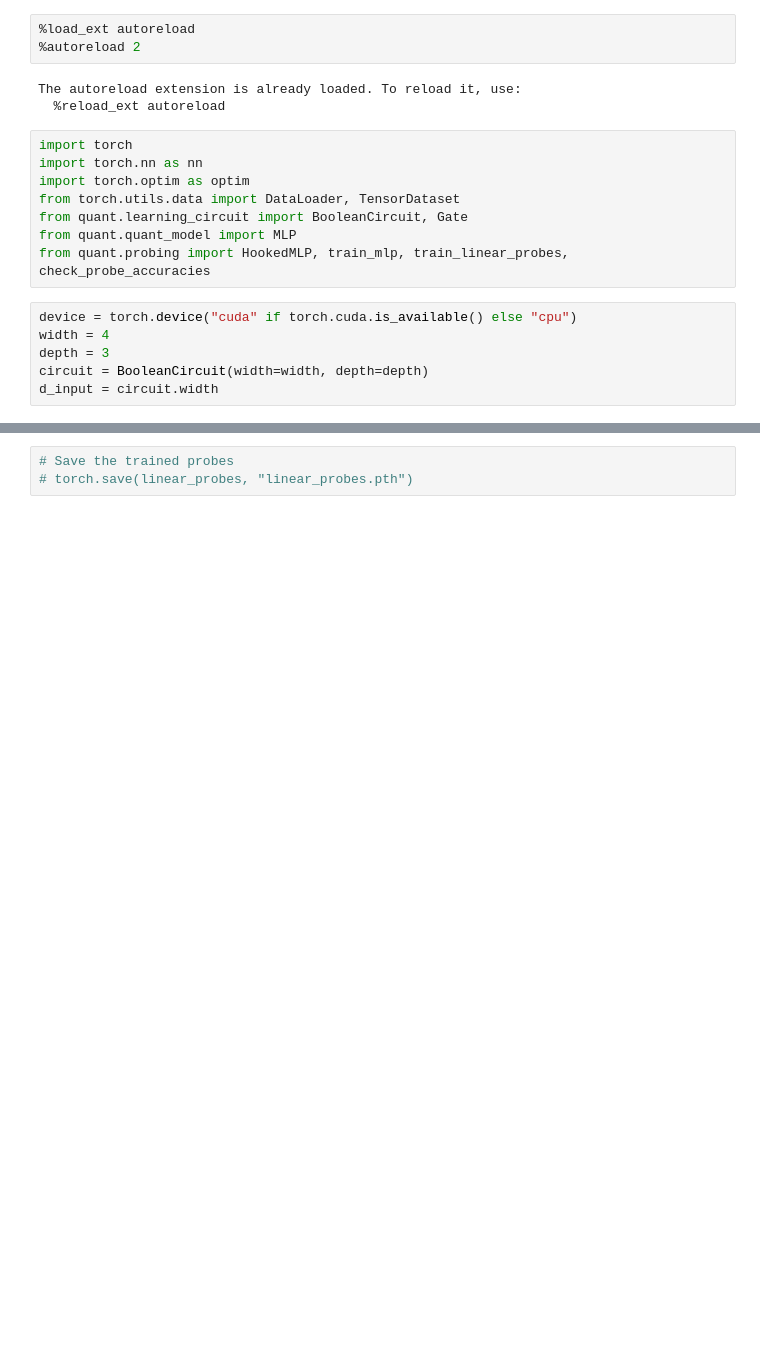
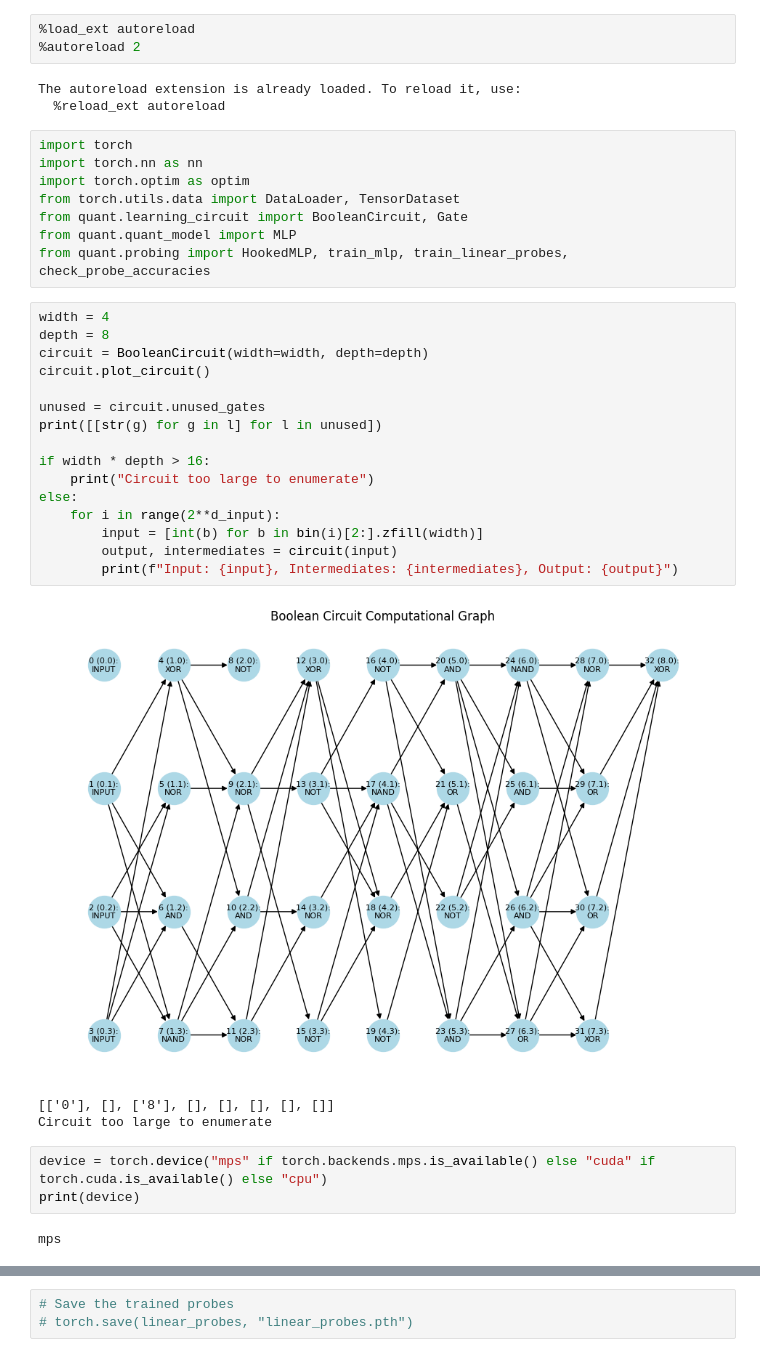
Before and after one commit to tim0120/spar-msp, a Jupyter notebook: quant/probing.ipynb, the cells around one changed output, grey strips where cells are left out. Drawn from its saved outputs; the diff is of its cells as text; blank space fills up the shorter version.

```diff
--- a/quant/probing.ipynb
+++ b/quant/probing.ipynb
@@ -18,10 +22,29 @@ from torch.utils.data import DataLoader, TensorDataset
 from quant.learning_circuit import BooleanCircuit, Gate
 from quant.quant_model import MLP
 from quant.probing import HookedMLP, train_mlp, train_linear_probes, check_probe_accuracies
+# %%
+width = 4
+depth = 8
+circuit = BooleanCircuit(width=width, depth=depth)
+circuit.plot_circuit()
+
+unused = circuit.unused_gates
+print([[str(g) for g in l] for l in unused])
+
+if width * depth > 16:
+    print("Circuit too large to enumerate")
+else:
+    for i in range(2**d_input):
+        input = [int(b) for b in bin(i)[2:].zfill(width)]
+        output, intermediates = circuit(input)
+        print(f"Input: {input}, Intermediates: {intermediates}, Output: {output}")
+# %% [output]
+[figure, added]
+[['0'], [], ['8'], [], [], [], [], []]
+Circuit too large to enumerate
 # %%
-device = torch.device("cuda" if torch.cuda.is_available() else "cpu")
-width = 4
-depth = 3
-circuit = BooleanCircuit(width=width, depth=depth)
-d_input = circuit.width
+device = torch.device("mps" if torch.backends.mps.is_available() else "cuda" if torch.cuda.is_available() else "cpu")
+print(device)
+# %% [output]
+mps
 # %%
```
Also changed, not shown: parts of 7 cells of this notebook, 2 other files.
